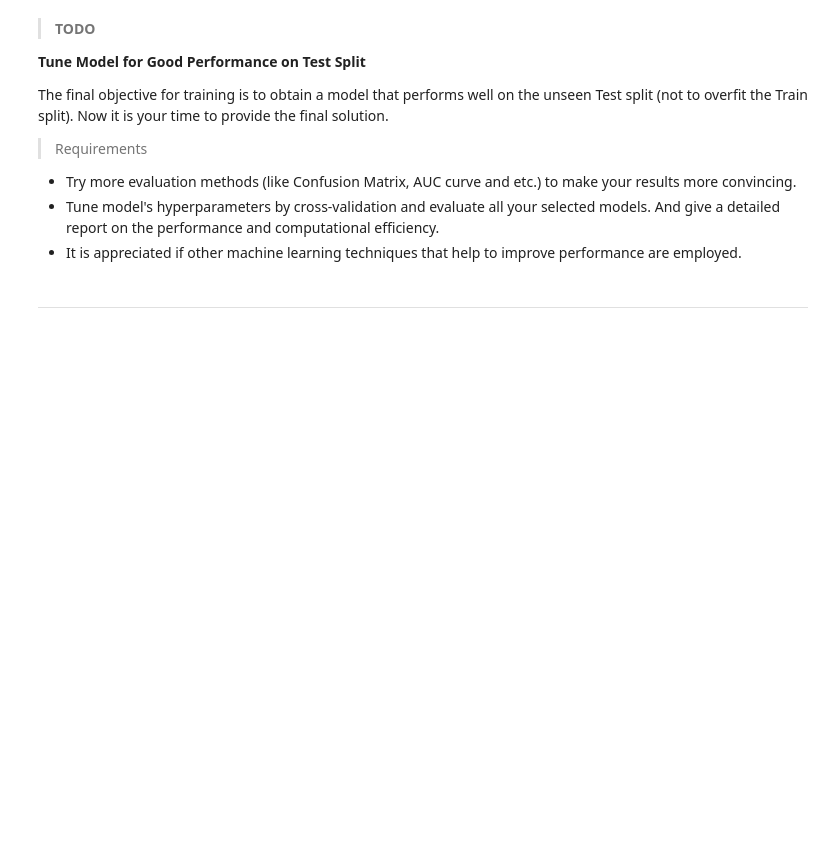
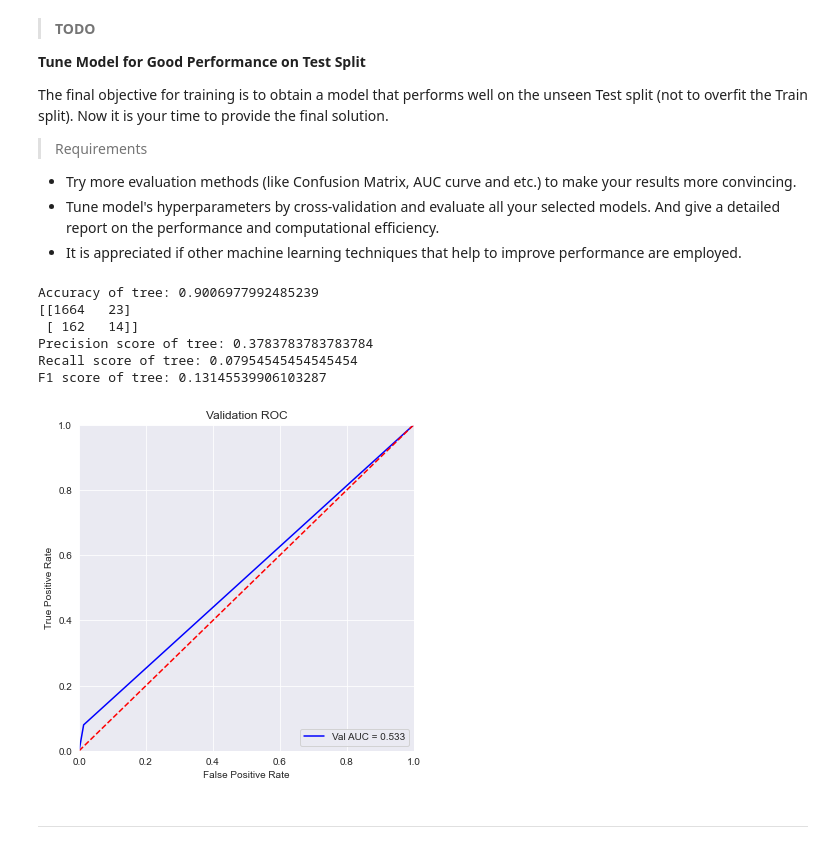
Before and after one commit to Lez-3f/IAI-Learning, a Jupyter notebook: classification/playground.ipynb, the cells around one changed output. Drawn from its saved outputs; the diff is of its cells as text; code cells hidden in the pictures; blank space fills up the shorter version.

````diff
--- a/classification/playground.ipynb
+++ b/classification/playground.ipynb
@@ -176,5 +259,5 @@ X.head()
 # %%
-y = dataset['sars-cov-2_exam_result'] # predict ```sars-cov-2_exam_result``` (Negative/Positive)
+y = raw_data['sars-cov-2_exam_result'] # predict ```sars-cov-2_exam_result``` (Negative/Positive)
 
 # random split to Train/Test with the ratio of 2:1
 X_train, X_test, y_train, y_test = train_test_split(X, y, test_size = 0.33, random_state=101) # fixed random seed
@@ -273,3 +449,9 @@ The final objective for training is to obtain a model that performs well on the
 * Try more evaluation methods (like Confusion Matrix, AUC curve and etc.) to make your results more convincing.
 * Tune model's hyperparameters by cross-validation and evaluate all your selected models. And give a detailed report on the performance and computational efficiency.
 * It is appreciated if other machine learning techniques that help to improve performance are employed.
+# %%
+# cross validation
+def cross_valid(model):
+    ca = cross_val_score(model, X_train, y_train, scoring='accuracy')
+    ca = ca.mean()
+    return cross_acc
@@ -276,3 +480,57 @@ The final objective for training is to obtain a model that performs well on the
+# %%
+# evaluation model
+from sklearn.metrics import confusion_matrix, f1_score, recall_score, precision_score, roc_curve, auc
+
+def evaluate_model(model, name):
+    performance = {}
+
+    if name == 'KNN' or name == 'Random Forest':
+        model.fit(X_train, y_train)
+    else:
+        cross_valid(model) # cross validation
+    prds = model.predict(X_test)
+
+    accuracy = accuracy_score(y_test, prds)
+    print(f'Accuracy of {name}: {accuracy}')
+
+    conf_mat = confusion_matrix(y_test, prds)
+    performance['confusion_matrix'] = conf_mat
+    print(conf_mat)
+
+    precision_sc = precision_score(y_test, prds)
+    performance['precision_score'] = precision_sc
+    print(f"Precision score of {name}: {precision_sc}")
+
+    recall_sc = recall_score(y_test, prds)
+    performance['recall_score'] = recall_sc
+    print(f"Recall score of {name}: {recall_sc}")
+
+    f1_sc = f1_score(y_test, prds)
+    performance['f1_score'] = f1_sc
+    print(f"F1 score of {name}: {f1_sc}")
+
+    fpr, tpr, threshold = roc_curve(y_test, prds)
+    roc_auc = auc(fpr, tpr)
+    plt.figure(figsize=(6,6))
+    plt.title('Validation ROC')
+    plt.plot(fpr, tpr, 'b', label = 'Val AUC = %0.3f' % roc_auc)
+    plt.legend(loc = 'lower right')
+    plt.plot([0, 1], [0, 1],'r--')
+    plt.xlim([0, 1])
+    plt.ylim([0, 1])
+    plt.ylabel('True Positive Rate')
+    plt.xlabel('False Positive Rate')
+    plt.show()
+
+evaluate_model(tree, "tree")
+# %% [output]
+Accuracy of tree: 0.9006977992485239
+[[1664   23]
+ [ 162   14]]
+Precision score of tree: 0.3783783783783784
+Recall score of tree: 0.07954545454545454
+F1 score of tree: 0.13145539906103287
+[figure, added]
 # %% [markdown]
 ---
 # %% [markdown]
````
Also changed, not shown: parts of 19 cells of this notebook, 7 other files.
